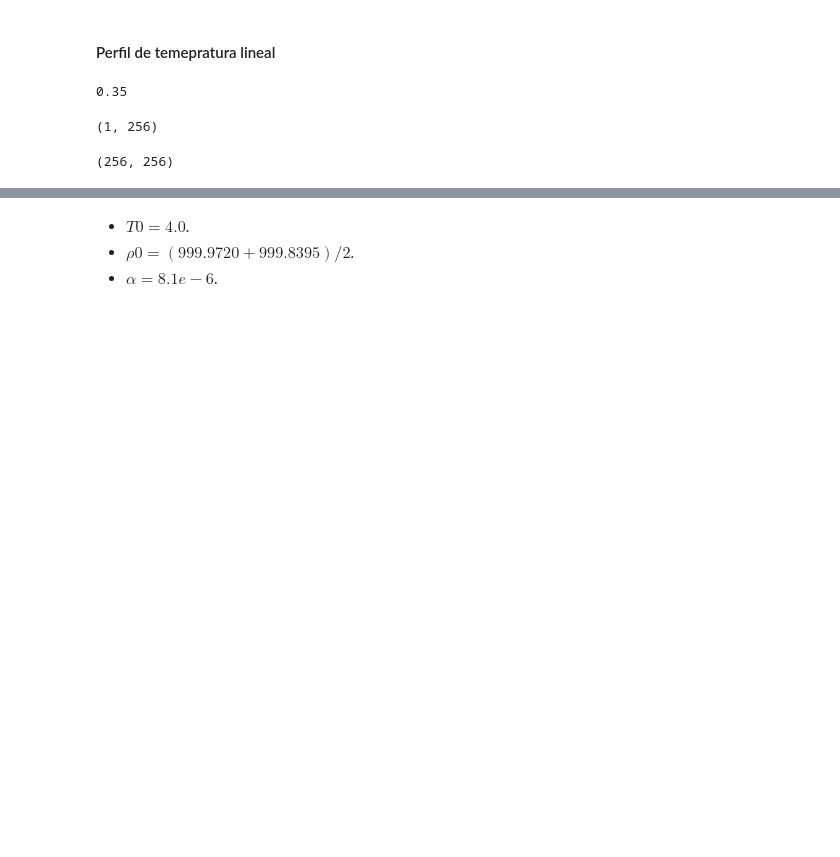
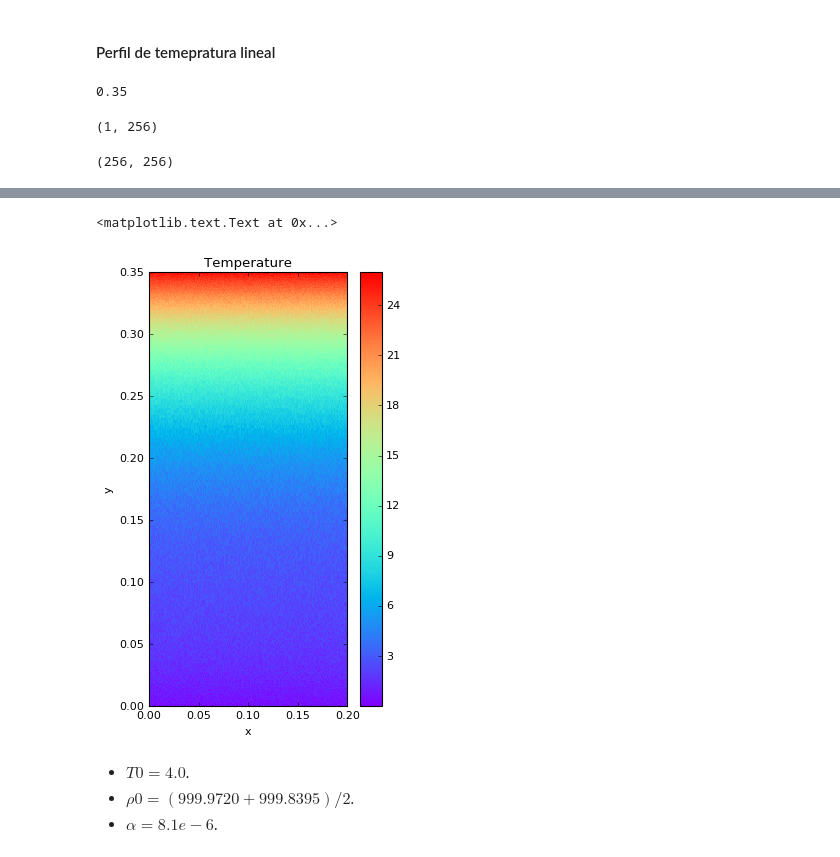
Before and after one commit to cpierard/Servicio_social, a Jupyter notebook: Convección en fluido estratificado.ipynb, the cells around one changed output, grey strips where cells are left out. Drawn from its saved outputs; the diff is of its cells as text; code cells hidden in the pictures; blank space fills up the shorter version.

```diff
--- a/Convección en fluido estratificado.ipynb
+++ b/Convección en fluido estratificado.ipynb
@@ -156,3 +179,13 @@ plt.ylabel('y')
+# %%
+fig, axis = plt.subplots(figsize=(4,7))
+pT = axis.pcolormesh(xm, ym, T['g'].T, cmap='rainbow');
+plt.colorbar(pT)
+plt.title('Temperature')
+plt.xlabel('x')
+plt.ylabel('y')
+# %% [output]
+<matplotlib.text.Text at 0x...>
+[figure, added]
 # %% [markdown]
 - $T0 = 4.0$.
 - $ρ0 = (999.9720 + 999.8395)/2$.
```
Also changed, not shown: parts of 18 cells of this notebook, 10 other files.
